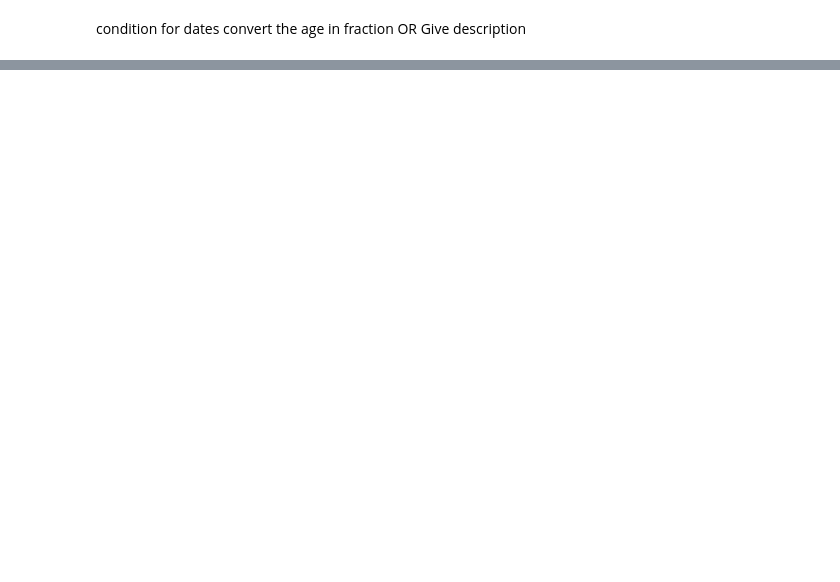
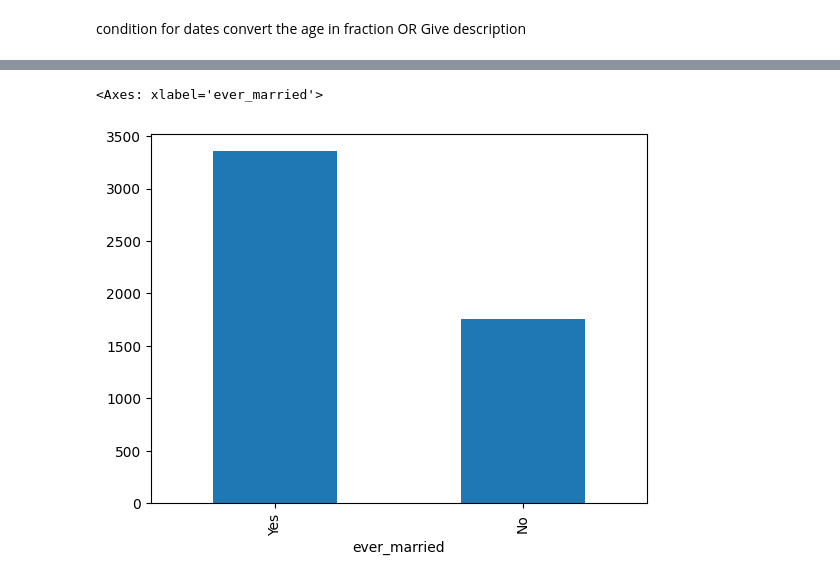
Before and after one commit to millertaybali/python_for_data_science_project_group_5, a Jupyter notebook: stroke_analysis.ipynb, the cells around one changed output, grey strips where cells are left out. Saved outputs shown, nothing was run; the diff lists cells and outputs as text; code cells hidden in the pictures; blank space fills up the shorter version.

```diff
--- a/stroke_analysis.ipynb
+++ b/stroke_analysis.ipynb
@@ -41,0 +213,5 @@ Give description
+# %%
+df["ever_married"].value_counts().plot(kind="bar")
+# %% [output]
+<Axes: xlabel='ever_married'>
+[figure, added]
```
Also changed, not shown: parts of 45 cells of this notebook.
